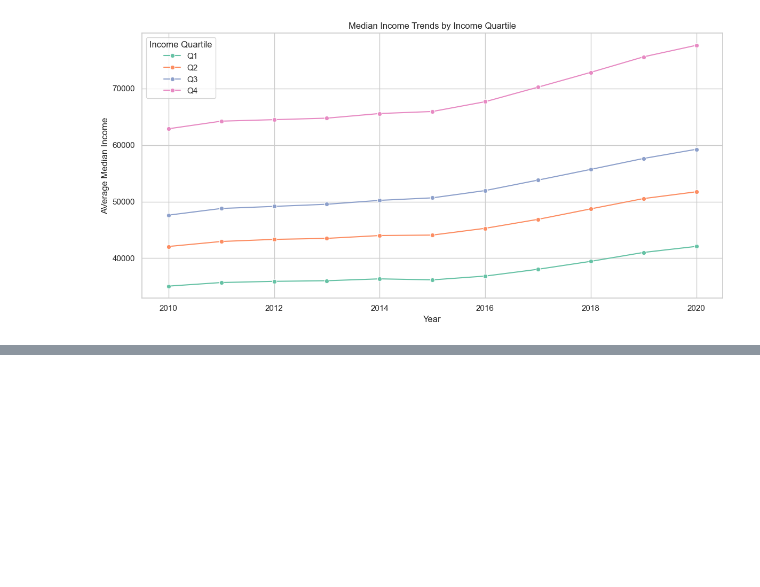
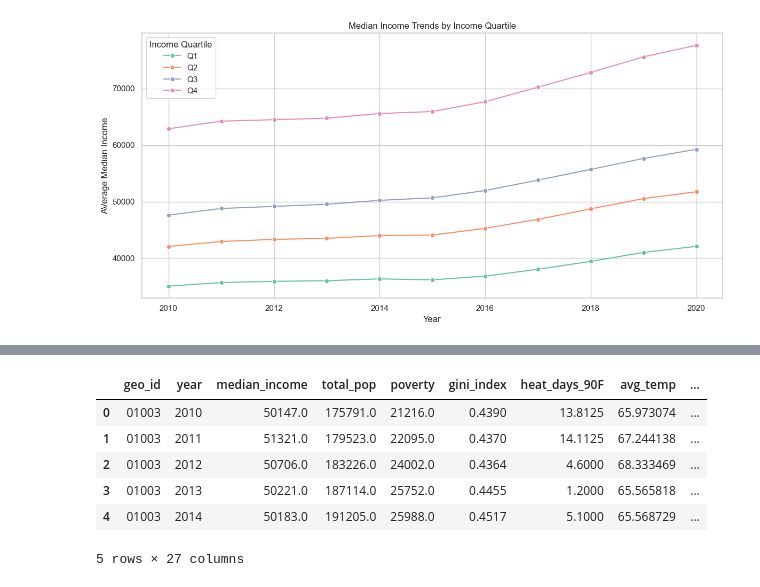
Before and after one commit to iauger/County_Climate_Impact, a Jupyter notebook: Data_Preparation.ipynb, the cells around one changed output, grey strips where cells are left out. Cells and saved outputs as stored; diff of their text form; code cells hidden in the pictures; blank space fills up the shorter version.

```diff
--- a/Data_Preparation.ipynb
+++ b/Data_Preparation.ipynb
@@ -419,0 +467,37 @@ plt.show()
+# %%
+# Make a copy of annual_df to avoid modifying the original
+lagged_annual_df = annual_df.copy()
+
+# Create the lagged target: next year's income % change
+lagged_annual_df["median_income_pct_next_year"] = (
+    lagged_annual_df
+    .groupby("geo_id")["median_income_pct"]
+    .shift(-1)  # Shift upward so 2024 conditions explain 2025 growth
+)
+
+# Optional: Drop rows where the lagged value is now missing
+lagged_annual_df = lagged_annual_df.dropna(subset=["median_income_pct_next_year"])
+
+lagged_annual_df.head()
+
+# # Identify all newly engineered columns to merge
+# engineered_cols = [col for col in annual_df.columns if any(suffix in col for suffix in ["_change", "_pct", "_rolling_avg"])]
+
+# # Add geo_id and year for the merge keys
+# merge_cols = ["geo_id", "year"] + engineered_cols
+
+# # Merge the engineered features into the training dataset
+# training_data = training_data.merge(
+#     annual_df[merge_cols],
+#     on=["geo_id", "year"],
+#     how="left"
+# )
++
+# %% [output]
+|  | geo_id | year | median_income | total_pop | poverty | gini_index | heat_days_90F | avg_temp | ... |
+| 0 | 01003 | 2010 | 50147.0 | 175791.0 | 21216.0 | 0.4390 | 13.8125 | 65.973074 | ... |
+| 1 | 01003 | 2011 | 51321.0 | 179523.0 | 22095.0 | 0.4370 | 14.1125 | 67.244138 | ... |
+| 2 | 01003 | 2012 | 50706.0 | 183226.0 | 24002.0 | 0.4364 | 4.6000 | 68.333469 | ... |
+| 3 | 01003 | 2013 | 50221.0 | 187114.0 | 25752.0 | 0.4455 | 1.2000 | 65.565818 | ... |
+| 4 | 01003 | 2014 | 50183.0 | 191205.0 | 25988.0 | 0.4517 | 5.1000 | 65.568729 | ... |
+5 rows × 27 columns
```
Also changed, not shown: parts of 3 cells of this notebook, 3 other files.
